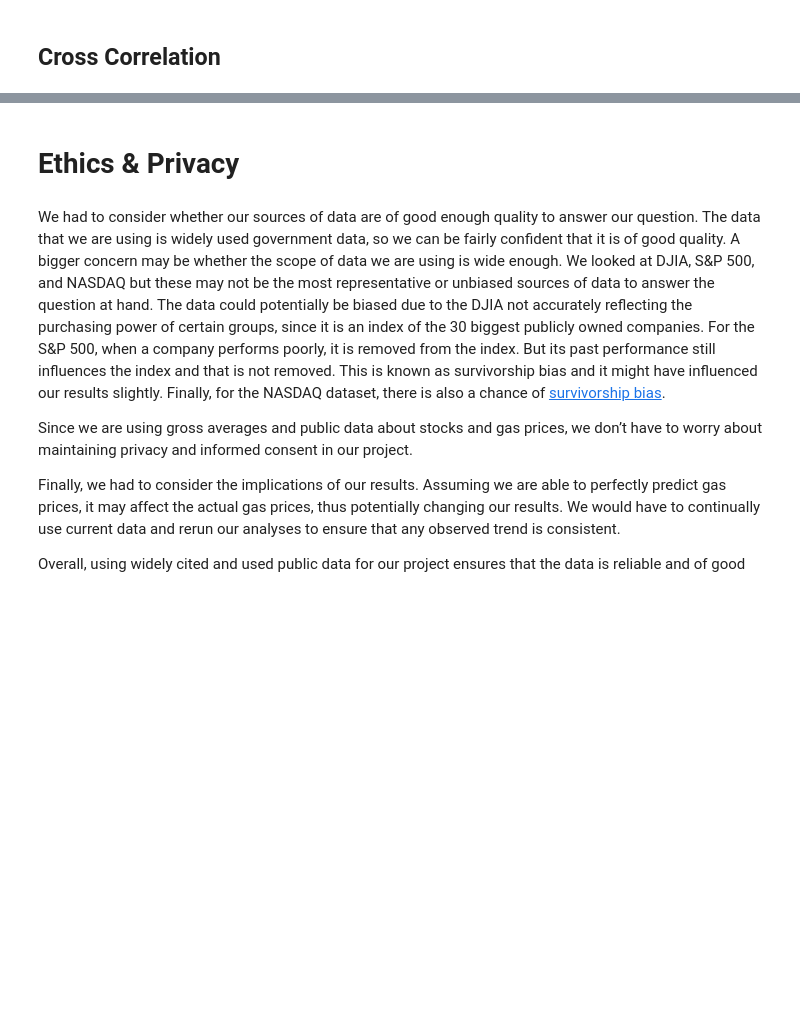
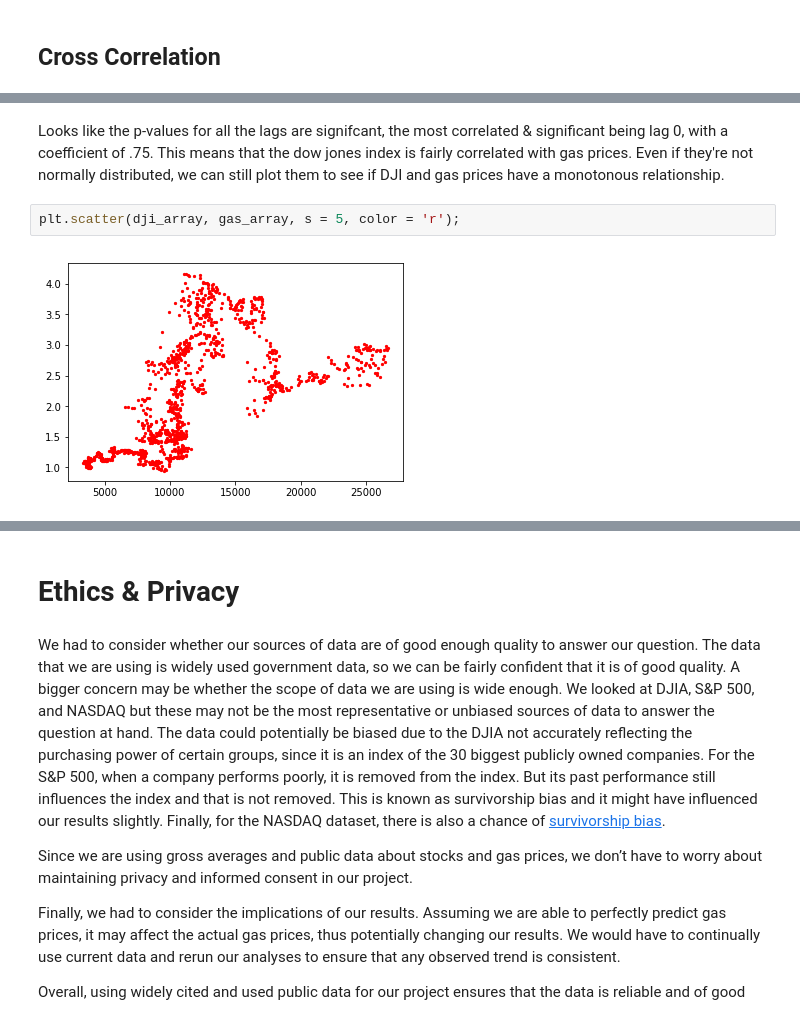
Before and after one commit to Allen-Z-4230/FutureGas, a Jupyter notebook: FinalProject_group40.ipynb, the cells around one changed output, grey strips where cells are left out. Cells and saved outputs as stored; diff of their text form; blank space fills up the shorter version.

```diff
--- a/FinalProject_group40.ipynb
+++ b/FinalProject_group40.ipynb
@@ -789,0 +888,6 @@ if time permits: bagging
+# %% [markdown]
+Looks like the p-values for all the lags are signifcant, the most correlated & significant being lag 0, with a coefficient of .75. This means that the dow jones index is fairly correlated with gas prices. Even if they're not normally distributed, we can still plot them to see if DJI and gas prices have a monotonous relationship.
+# %%
+plt.scatter(dji_array, gas_array, s = 5, color = 'r');
+# %% [output]
+[figure, added]
```
Also changed, not shown: parts of 50 cells of this notebook.
